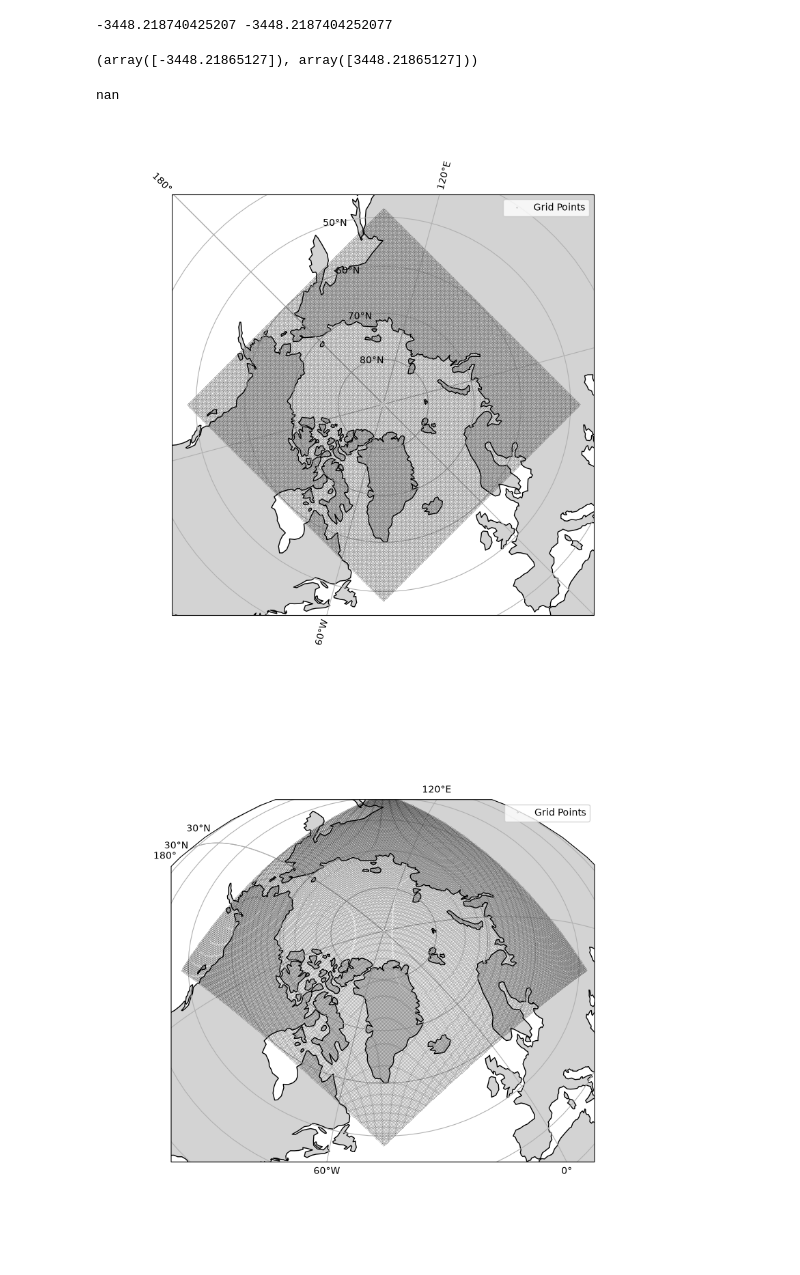
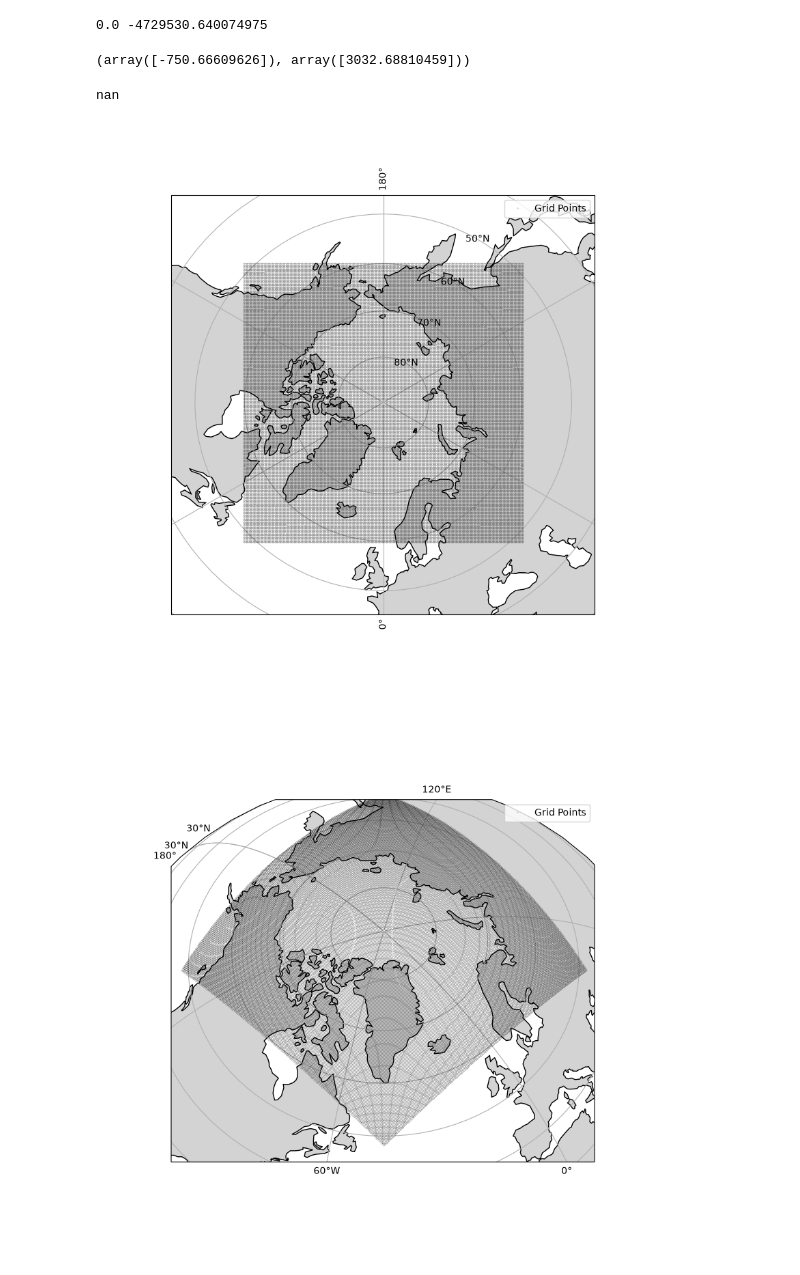
Before and after one commit to ben-sprague/3D-TEA-BAG, a Jupyter notebook: sat_test.ipynb, the cells around one changed output. Cells and saved outputs as stored; diff of their text form; code cells hidden in the pictures.

Commit message:
Start efforts to interpolate on local lat/lon grid and merge two DOT datasets

```diff
--- a/sat_test.ipynb
+++ b/sat_test.ipynb
@@ -52,29 +30,29 @@ Data variables:
 # %%
 #Get the distance from the north pole of (0,0) in (x,y) coordinates
 lon_0 = 0
-# lat_ts = 81.1145
-lat_ts = 90
+lat_ts = 68.65
+# lat_ts = 90
 
 
 proj_str = (f"+proj=stere +lat_0=90 +lat_ts={lat_ts} +lon_0={lon_0} "
             f"+k=1 +x_0=0 +y_0=0 +a=6378137.0 +b=6356752.3142 +units=km +no_defs")
 
-transformer = Transformer.from_crs("EPSG:4326", proj_str, always_xy=True)
+transformer = Transformer.from_crs("EPSG:4326", "EPSG:3413", always_xy=True)
 lat_0 = new_data.sel(x=0,y=0)['lats']
 lon_0 = new_data.sel(x=0,y=0)['lons']
 
 x0, y0 = transformer.transform(lon_0, lat_0)  # lon, lat of your (0,0) corner
 print(x0, y0)
 # %% [output]
--3448.218740425207 -3448.2187404252077
+0.0 -4729530.640074975
 # %%
 
-grid_spacing = 20 #20km square grid
+grid_spacing = 20e3 #20km square grid
 grid_shape = new_data['lats'].shape
 x_cords = np.arange(grid_shape[0])*grid_spacing+x0
 y_cords = np.arange(grid_shape[1])*grid_spacing+y0
 fake_data = np.atleast_2d(np.arange(grid_shape[0])).T @ np.atleast_2d(np.arange(grid_shape[1]))
-sops.bilinear_interp_npstere(fake_data, x_cords, y_cords,48.22083,-135, lat_ts=lat_ts, lon_0=0)
+sops.bilinear_interp_npstere(fake_data, x_cords, y_cords,61.607574,-166.0973, lat_ts=lat_ts, lon_0=0)
 # %% [output]
-(array([-3448.21865127]), array([3448.21865127]))
+(array([-750.66609626]), array([3032.68810459]))
 nan
@@ -84,19 +59,19 @@ lons = new_data['lons']
 # %%
 location_figure = plt.figure(figsize=(8,8))
-projection=ccrs.NorthPolarStereo(central_longitude=-45)
+projection=ccrs.NorthPolarStereo(central_longitude=0)
 extent = [-165, 165, 45, 90]
 
 ax = mapper.setup_map(figure=location_figure,
                  projection=projection,
                  extent=extent)
 
 ax = mapper.plot_locations(ax = ax, lat = new_data['lats'][::2], lon = new_data['lons'][::2], label = 'Grid Points', markersize=0.125)
 
 plt.legend()
 ax.set_title("CryoSat-2 DOT Grid Points")
 plt.show()
 # %% [output]
-[figure, old version]
+[figure, new version]
 # %%
 location_figure = plt.figure(figsize=(8,8))
 projection=ccrs.Orthographic(central_longitude=-45, central_latitude=60)
```
Also changed, not shown: parts of 9 cells of this notebook, 1 other file.
